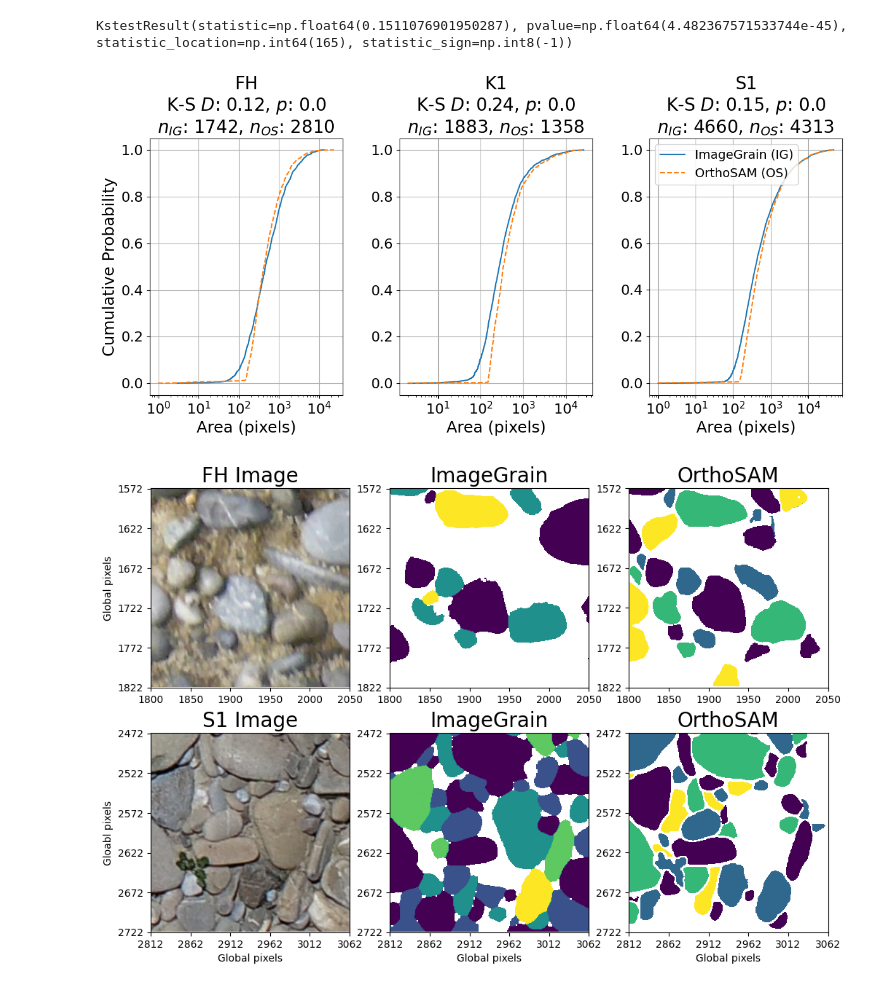
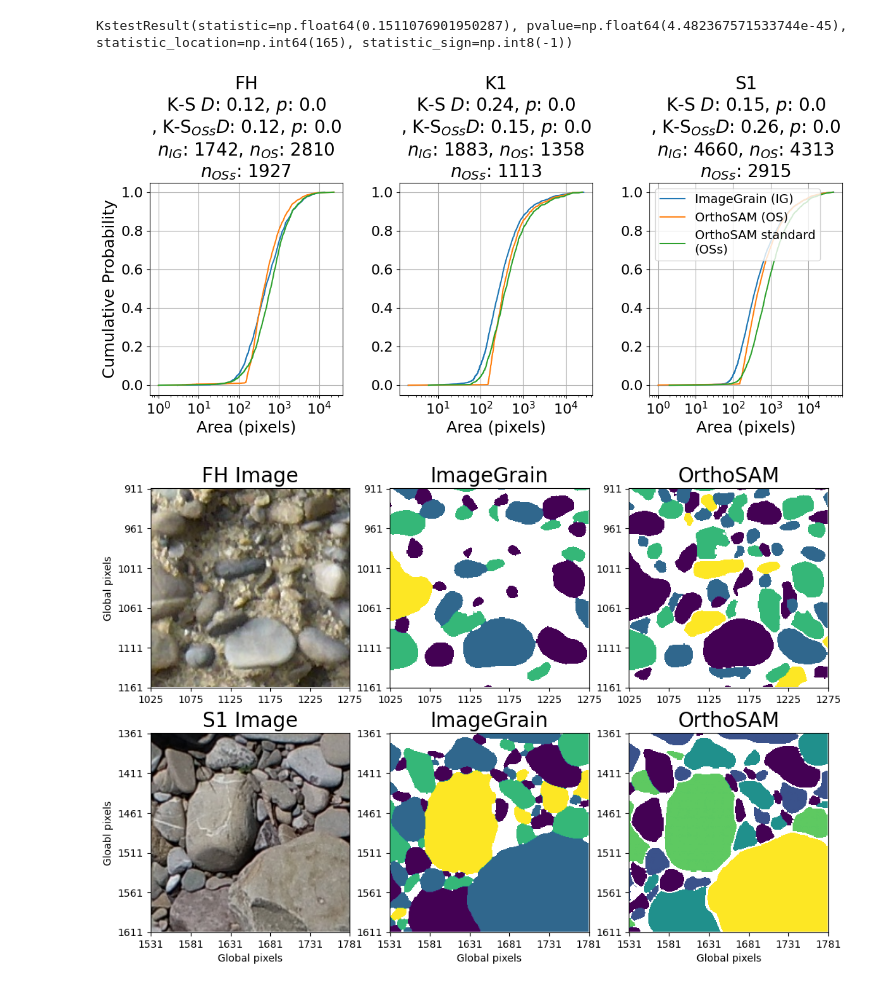
Before and after one commit to UP-RS-ESP/OrthoSAM, a Jupyter notebook: Notebooks/OtherDataset/ImageGrain_ass.ipynb, the cells around one changed output. Cells and saved outputs as stored; diff of their text form; code cells hidden in the pictures.

```diff
--- a/Notebooks/OtherDataset/ImageGrain_ass.ipynb
+++ b/Notebooks/OtherDataset/ImageGrain_ass.ipynb
@@ -38,4 +41,12 @@ pred_S1=np.load('/DATA/vito/output/ImageGrain_S1.jpg/Merged/Merged_Layers_001.np
 #pred_S1=np.load('/DATA/vito/output/ImageGrains_7_up2_org_b300/Merged/all_mask_merged_windows_id_001.npy')
+# %%
+import cv2
+pred_FH=cv2.resize(pred_FH, (mask_FH.shape[1], mask_FH.shape[0]), interpolation=cv2.INTER_NEAREST)
+pred_K1=cv2.resize(pred_K1, (mask_K1.shape[1], mask_K1.shape[0]), interpolation=cv2.INTER_NEAREST)
+pred_S1=cv2.resize(pred_S1, (mask_S1.shape[1], mask_S1.shape[0]), interpolation=cv2.INTER_NEAREST)
+pred2_FH=cv2.resize(pred2_FH, (mask_FH.shape[1], mask_FH.shape[0]), interpolation=cv2.INTER_NEAREST)
+pred2_k1=cv2.resize(pred2_k1, (mask_K1.shape[1], mask_K1.shape[0]), interpolation=cv2.INTER_NEAREST)
+pred2_S1=cv2.resize(pred2_S1, (mask_S1.shape[1], mask_S1.shape[0]), interpolation=cv2.INTER_NEAREST)
 # %%
 AcDic_FH=accuracy(mask_FH, pred_FH)
 precision_recall(AcDic_FH)
@@ -96,30 +104,36 @@ Precision:  0.7818223974031996
 Recall:  0.7236051502145923
 KstestResult(statistic=np.float64(0.1511076901950287), pvalue=np.float64(4.482367571533744e-45), statistic_location=np.int64(165), statistic_sign=np.int8(-1))
 # %%
-def cdf(AcDic, title_label):
-    sizes = np.sort(AcDic.get('area'))
+def cdf(title_label, mask, pred_mask, pred2_mask):
+    sizes = np.sort(np.unique(mask, return_counts=True)[1][1:])
     cdf = np.arange(1, len(sizes) + 1) / len(sizes)
     plt.plot(sizes, cdf, linestyle="-", label='ImageGrain (IG)')
     plt.title(title_label, fontsize=20)
-    sizes_re = np.sort(AcDic.get('segment area'))
 
-    #sizes_re=sizes_re[sizes_re>100]
+    sizes_re = np.sort(np.unique(pred_mask, return_counts=True)[1][1:])
+    cdf_re = np.arange(1, len(sizes_re) + 1) / len(sizes_re)
+    plt.plot(sizes_re, cdf_re, linestyle="-", label='OrthoSAM (OS)')
+    ks_test=ks_2samp(sizes_re,sizes, method= 'exact', alternative='two-sided')
+    # ac_class, count = np.unique(AcDic.get('point based'), return_counts=True)
+    # TP_count = np.sum(count[ac_class > 0]) if 1 in ac_class else 0
+    # Label_count = AcDic.get('label_count')
+    # MSK_T = AcDic.get('mask_count')
 
-    cdf_re = np.arange(1, len(sizes_re) + 1) / len(sizes_re)
-    plt.plot(sizes_re, cdf_re, linestyle="--", label='OrthoSAM (OS)')
-    ks_test=ks_2samp(sizes_re,sizes, method= 'exact', alternative='two-sided')
-    ac_class, count = np.unique(AcDic.get('point based'), return_counts=True)
-    TP_count = np.sum(count[ac_class > 0]) if 1 in ac_class else 0
-    Label_count = AcDic.get('label_count')
-    MSK_T = AcDic.get('mask_count')
+    sizes_re2 = np.sort(np.unique(pred2_mask, return_counts=True)[1][1:])
+    cdf_2= np.arange(1, len(sizes_re2) + 1) / len(sizes_re2)
+    plt.plot(sizes_re2, cdf_2, linestyle="-", label='OrthoSAM standard\n(OSs)')
+    ks_test2=ks_2samp(sizes_re2,sizes, method= 'exact', alternative='two-sided')
 
-    precision = TP_count / MSK_T
-    recall = TP_count / Label_count
+
+    #precision = TP_count / MSK_T
+    #recall = TP_count / Label_count
     plt.title(title_label+'\n'
               +fr'K-S $D$: {np.round(ks_test[0],2):.2}, $p$: {np.round(ks_test[1],2):.3}'
+              +'\n'+r', K-S$_{OSs}$'+ f'$D$: {np.round(ks_test2[0],2):.2}, $p$: {np.round(ks_test2[1],2):.3}'
               +'\n'+r'$n_{IG}$'
               +f': {len(sizes)}, '
               +r'$n_{OS}$'+f': {len(sizes_re)}'
+              +'\n'+r'$n_{OSs}$'+f': {len(sizes_re2)}'
               #+'\n'+f'P: {precision:.2}, R: {recall:.2}'
               , fontsize=20)
 
@@ -131,19 +145,19 @@ def cdf(AcDic, title_label):
     plt.grid(True)
 plt.figure(figsize=(12, 6))
 plt.subplot(1,3,1)
-cdf(AcDic_FH,'FH')
+cdf('FH', mask_FH, pred_FH, pred2_FH)
 plt.subplot(1,3,2)
-cdf(AcDic_K1,'K1')
+cdf('K1', mask_K1, pred_K1, pred2_k1)
 plt.ylabel('')
 plt.subplot(1,3,3)
-cdf(AcDic_S1,'S1')
+cdf('S1', mask_S1, pred_S1, pred2_S1)
 plt.legend(fontsize=14)
 plt.tight_layout()
 plt.xlabel('Area (pixels)')
 plt.ylabel('')
 plt.savefig('/DATA/vito/fig/shadowed_dist.png')
 # %% [output]
-[figure, old version]
+[figure, new version]
 # %%
 def precision_recall_return(AcDic):
     #threshold=0.9
@@ -193,12 +212,12 @@ img_S1 = cv2.cvtColor(img, cv2.COLOR_BGR2RGB)
 # %%
 plt.figure(figsize=(12, 8))
 plt.subplot(2,3,1)
-plt.imshow(img_FH[-250:,-250:,:])
+plt.imshow(img_FH[img_FH.shape[0]//2:img_FH.shape[0]//2+250,img_FH.shape[1]//2:img_FH.shape[1]//2+250,:])
 plt.title('FH Image', fontsize=20)
 plt.ylabel('Global pixels')
 xticks = plt.xticks()[0][1:]
 yticks = plt.yticks()[0][1:]
-xoffset, yoffset = img_FH.shape[0]-250, img_FH.shape[1]-250
+xoffset, yoffset = img_FH.shape[0]//2, img_FH.shape[1]//2
 plt.xticks(xticks, [int(x + xoffset) for x in xticks])
 plt.yticks(yticks, [int(y + yoffset) for y in yticks])
 
@@ -206,7 +225,7 @@ plt.subplot(2,3,2)
 mask_FH = mask_FH.astype("float")
 mask_FH[mask_FH == 0] = np.nan
 mask_FH = graph_coloring(mask_FH)
-plt.imshow(mask_FH[-250:,-250:])
+plt.imshow(mask_FH[mask_FH.shape[0]//2:mask_FH.shape[0]//2+250,mask_FH.shape[1]//2:mask_FH.shape[1]//2+250])
 plt.title('ImageGrain', fontsize=20)
 plt.xticks(xticks, [int(x + xoffset) for x in xticks])
 plt.yticks(yticks, [int(y + yoffset) for y in yticks])
@@ -215,46 +234,46 @@ plt.subplot(2,3,3)
 pred_FH = pred_FH.astype("float")
 pred_FH[pred_FH == 0] = np.nan
 pred_FH = graph_coloring(pred_FH)
-plt.imshow(pred_FH[-250*2:,-250*2:])
+plt.imshow(pred_FH[pred_FH.shape[0]//2:pred_FH.shape[0]//2+250,pred_FH.shape[1]//2:pred_FH.shape[1]//2+250])
 plt.title('OrthoSAM', fontsize=20)
 xticks = plt.xticks()[0][1:]
 yticks = plt.yticks()[0][1:]
-xoffset, yoffset = img_FH.shape[0]-500, img_FH.shape[1]-500
+xoffset, yoffset = img_FH.shape[0]//2, img_FH.shape[1]//2
 l=len(xticks)-1
-plt.xticks(xticks, [int(x + xoffset+50*(l-i)) for i,x in enumerate(xticks)])
-plt.yticks(yticks, [int(y + yoffset+50*(l-i)) for i,y in enumerate(yticks)])
+plt.xticks(xticks, [int(x + xoffset) for i,x in enumerate(xticks)])
+plt.yticks(yticks, [int(y + yoffset) for i,y in enumerate(yticks)])
 
 plt.subplot(2,3,4)
-plt.imshow(img_S1[-250:,-250:,:])
+plt.imshow(img_S1[img_S1.shape[0]//2:img_S1.shape[0]//2+250,img_S1.shape[1]//2:img_S1.shape[1]//2+250,:])
 plt.title('S1 Image', fontsize=20)
 plt.xlabel('Global pixels')
 plt.ylabel('Gloabl pixels')
 xticks = plt.xticks()[0][1:]
 yticks = plt.yticks()[0][1:]
-xoffset, yoffset = img_S1.shape[0]-250, img_S1.shape[1]-250
+xoffset, yoffset = img_S1.shape[0]//2, img_S1.shape[1]//2
 plt.xticks(xticks, [int(x + xoffset) for x in xticks])
 plt.yticks(yticks, [int(y + yoffset) for y in yticks])
 
 plt.subplot(2,3,5)
 mask_S1 = mask_S1.astype("float")
 mask_S1[mask_S1 == 0] = np.nan
 mask_S1 = graph_coloring(mask_S1)
-plt.imshow(mask_S1[-250:,-250:])
+plt.imshow(mask_S1[mask_S1.shape[0]//2:mask_S1.shape[0]//2+250,mask_S1.shape[1]//2:mask_S1.shape[1]//2+250])
 plt.title('ImageGrain', fontsize=20)
 plt.xlabel('Global pixels')
 plt.xticks(xticks, [int(x + xoffset) for x in xticks])
 plt.yticks(yticks, [int(y + yoffset) for y in yticks])
 plt.subplot(2,3,6)
 pred_S1 = pred_S1.astype("float")
 pred_S1[pred_S1 == 0] = np.nan
 pred_S1 = graph_coloring(pred_S1)
-plt.imshow(pred_S1[-250*2:,-250*2:])
+plt.imshow(pred_S1[pred_S1.shape[0]//2:pred_S1.shape[0]//2+250,pred_S1.shape[1]//2:pred_S1.shape[1]//2+250])
 plt.title('OrthoSAM', fontsize=20)
 plt.xlabel('Global pixels')
 xticks = plt.xticks()[0][1:]
 yticks = plt.yticks()[0][1:]
-xoffset, yoffset = img_S1.shape[0]-250, img_S1.shape[1]-250
-plt.xticks(xticks, [int(x + xoffset-50*i) for i,x in enumerate(xticks)])
-plt.yticks(yticks, [int(y + yoffset-50*i) for i,y in enumerate(yticks)]);
+xoffset, yoffset = img_S1.shape[0]//2, img_S1.shape[1]//2
+plt.xticks(xticks, [int(x + xoffset) for x in xticks])
+plt.yticks(yticks, [int(y + yoffset) for y in yticks]);
 # %% [output]
-[figure, old version]
+[figure, new version]
```
Also changed, not shown: parts of 8 cells of this notebook, 7 other files.
